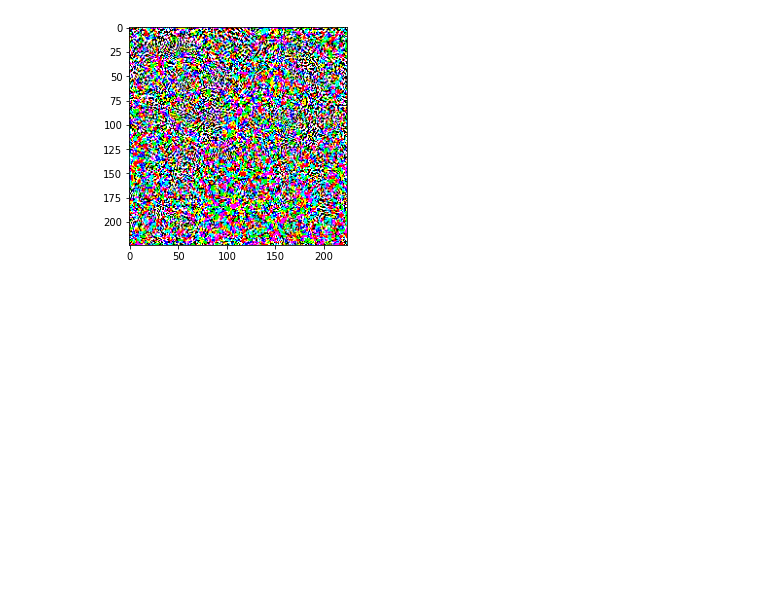
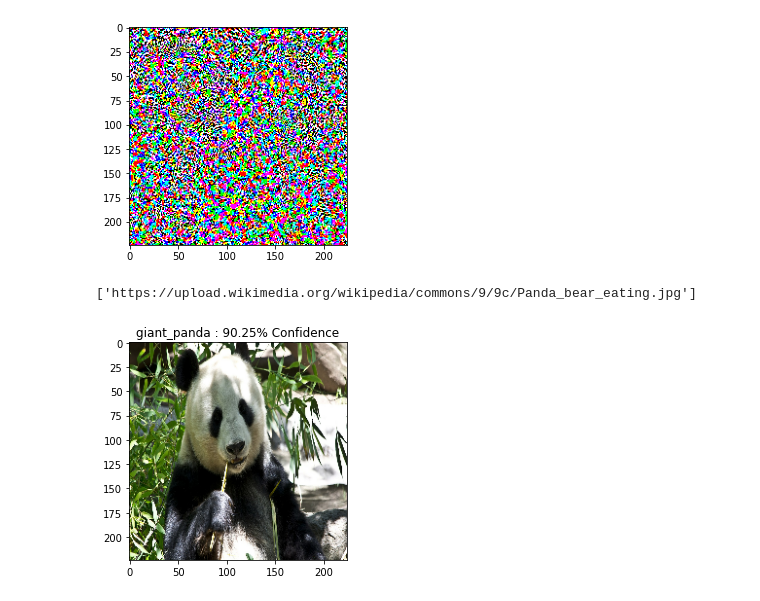
Before and after one commit to shreyasrajesh0308/ECE188DeepLearning, a Jupyter notebook: Adv_example_Task2.ipynb, the cells around one changed output. Drawn from its saved outputs; the diff is of its cells as text; code cells hidden in the pictures; blank space fills up the shorter version.

```diff
--- a/Adv_example_Task2.ipynb
+++ b/Adv_example_Task2.ipynb
@@ -106,0 +111,4 @@ plt.imshow(perturbations[0] * 0.5 + 0.5);  # To change [-1, 1] to [0,1]
+# %%
+image_urls
+# %% [output]
+['https://upload.wikimedia.org/wikipedia/commons/9/9c/Panda_bear_eating.jpg']
@@ -106,0 +117,14 @@ plt.imshow(perturbations[0] * 0.5 + 0.5);  # To change [-1, 1] to [0,1]
+# %%
+image_raw = tf.io.read_file('/content/panda_bear.jpeg')
+image = tf.image.decode_image(image_raw)
+
+image = preprocess(image)
+image_probs = pretrained_model.predict(image)
+# %%
+plt.figure()
+plt.imshow(image[0] * 0.5 + 0.5)  # To change [-1, 1] to [0,1]
+_, image_class, class_confidence = get_imagenet_label(image_probs)
+plt.title('{} : {:.2f}% Confidence'.format(image_class, class_confidence*100))
+plt.show()
+# %% [output]
+[figure, added]
```
Also changed, not shown: parts of 7 cells of this notebook.
